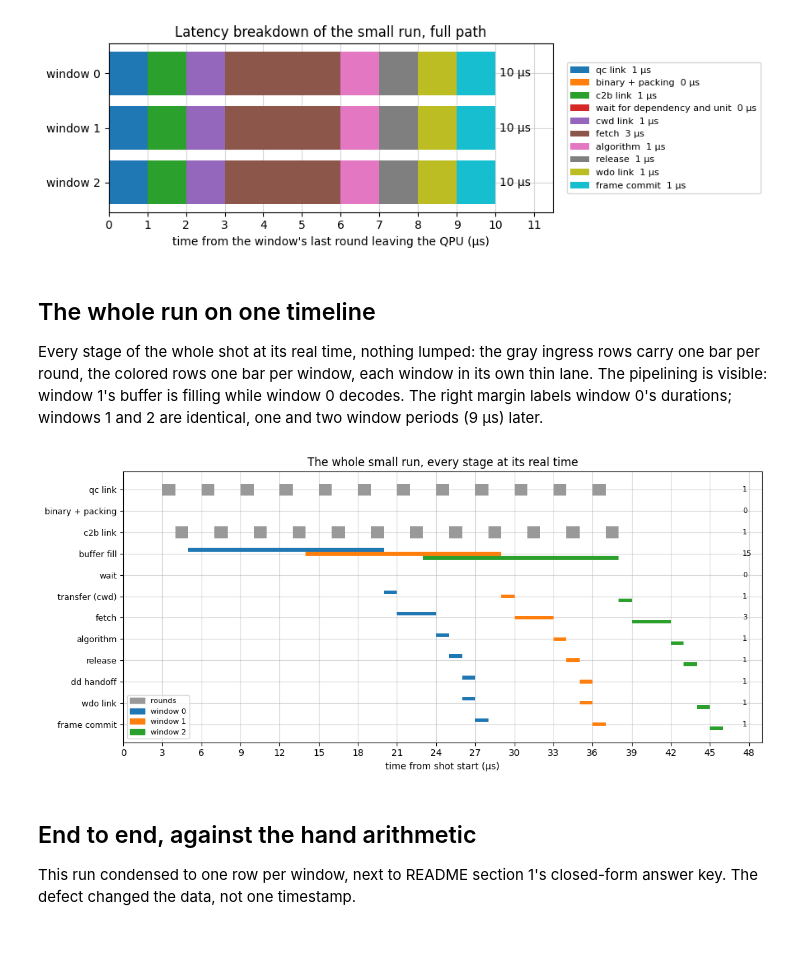
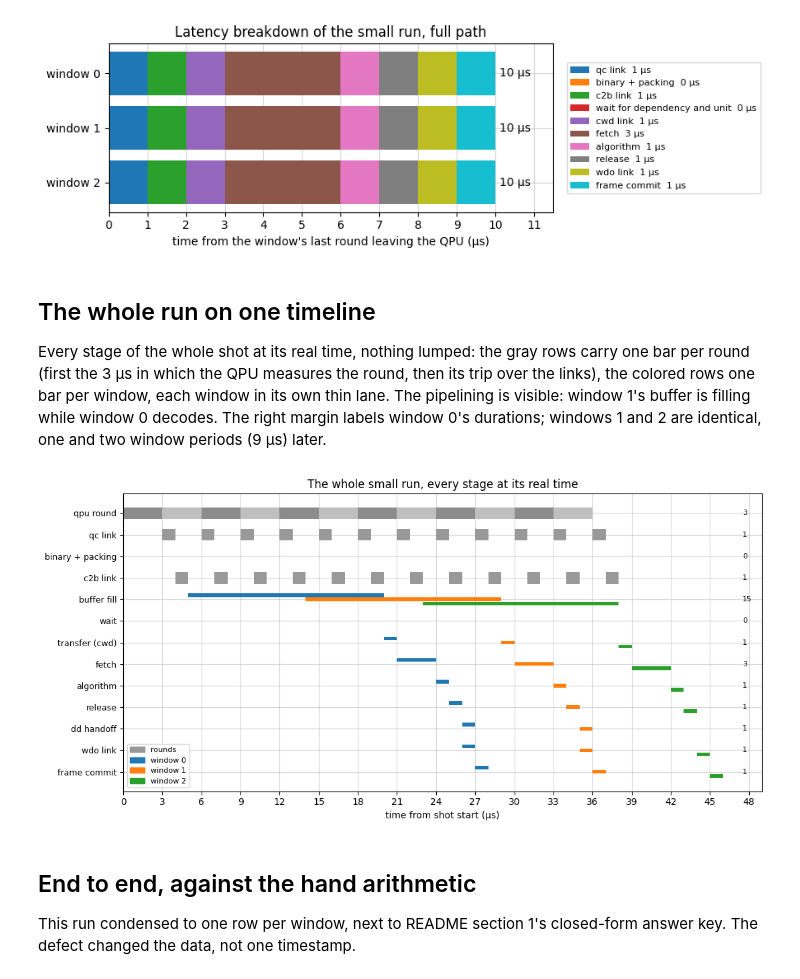
Before and after one commit to Subashkatel/decsim, a Jupyter notebook: guide/walkthrough/small_run.ipynb, the cells around one changed output. Cells and saved outputs as stored; diff of their text form; code cells hidden in the pictures; blank space fills up the shorter version.

Commit message:
guide: timeline shows the QPU measuring each round (alternating shades), syndrome generation to frame commit

```diff
--- a/guide/walkthrough/small_run.ipynb
+++ b/guide/walkthrough/small_run.ipynb
@@ -570,18 +570,19 @@ plt.show()
 ## The whole run on one timeline
 
 Every stage of the whole shot at its real time, nothing lumped: the gray
-ingress rows carry one bar per round, the colored rows one bar per window,
+rows carry one bar per round (first the 3 µs in which the QPU measures the
+round, then its trip over the links), the colored rows one bar per window,
 each window in its own thin lane. The pipelining is visible: window 1's
 buffer is filling while window 0 decodes. The right margin labels window
 0's durations; windows 1 and 2 are identical, one and two window periods
 (9 µs) later.
 # %%
-ROWS = ("qc link", "binary + packing", "c2b link", "buffer fill", "wait",
-        "transfer (cwd)", "fetch", "algorithm", "release", "dd handoff",
+ROWS = ("qpu round", "qc link", "binary + packing", "c2b link", "buffer fill",
+        "wait", "transfer (cwd)", "fetch", "algorithm", "release", "dd handoff",
         "wdo link", "frame commit")
 WINDOW_COLORS = ("tab:blue", "tab:orange", "tab:green")
 
-figure, axis = plt.subplots(figsize=(11, 5))
+figure, axis = plt.subplots(figsize=(11, 5.4))
 
 
 def bar(row, start, end, color):
@@ -589,9 +590,15 @@ def bar(row, start, end, color):
     return end - start
 
 
+round_period = int(sweep["round_period_us"][0])
 for round_index in sorted(qc):
-    bar(0, us(qc[round_index]["send_ticks"]), us(qc[round_index]["delivery_ticks"]), "0.6")
-    bar(2, us(c2b[round_index]["send_ticks"]), us(c2b[round_index]["delivery_ticks"]), "0.6")
+    sent = us(qc[round_index]["send_ticks"])
+    # the round being measured on the QPU; rounds are back to back, so
+    # alternating shades mark where one ends and the next begins
+    shade = "0.55" if round_index % 2 else "0.75"
+    bar(0, sent - round_period, sent, shade)
+    bar(1, sent, us(qc[round_index]["delivery_ticks"]), "0.6")
+    bar(3, us(c2b[round_index]["send_ticks"]), us(c2b[round_index]["delivery_ticks"]), "0.6")
 
 for window_id, window in windows.items():
     color = WINDOW_COLORS[window_id]
@@ -606,44 +613,45 @@ for window_id, window in windows.items():
     stages = {record.stage: record
               for record in decoder_engine.stage_records_for(operation.id, window_id)}
     durations = {}
+    durations["qpu round"] = round_period
     durations["qc link"] = 1
     durations["binary + packing"] = 0
     durations["c2b link"] = 1
-    durations["buffer fill"] = bar(3, us(window.t_first_round), us(window.t_data_complete), color)
-    durations["wait"] = bar(4, us(window.t_data_complete), us(window.t_dispatch), color)
-    durations["transfer (cwd)"] = bar(5, us(cwd[window_id]["send_ticks"]),
+    durations["buffer fill"] = bar(4, us(window.t_first_round), us(window.t_data_complete), color)
+    durations["wait"] = bar(5, us(window.t_data_complete), us(window.t_dispatch), color)
+    durations["transfer (cwd)"] = bar(6, us(cwd[window_id]["send_ticks"]),
                                       us(cwd[window_id]["delivery_ticks"]), color)
-    for row, stage in ((6, "fetch"), (7, "algorithm"), (8, "release")):
+    for row, stage in ((7, "fetch"), (8, "algorithm"), (9, "release")):
         durations[stage] = bar(row, us(stages[stage].start_ticks), us(stages[stage].end_ticks), color)
     if window_id in dd:
-        durations["dd handoff"] = bar(9, us(dd[window_id]["send_ticks"]),
+        durations["dd handoff"] = bar(10, us(dd[window_id]["send_ticks"]),
                                       us(dd[window_id]["delivery_ticks"]), color)
-    durations["wdo link"] = bar(10, us(wdo[window_id]["send_ticks"]),
+    durations["wdo link"] = bar(11, us(wdo[window_id]["send_ticks"]),
                                 us(wdo[window_id]["delivery_ticks"]), color)
-    durations["frame commit"] = bar(11, us(frame_records[window_id].accepted_ticks),
+    durations["frame commit"] = bar(12, us(frame_records[window_id].accepted_ticks),
                                     us(frame_records[window_id].committed_ticks), color)
     if window_id == 0:
         for row, name in enumerate(ROWS):
             if name in durations:
                 axis.text(47.5, row, str(durations[name]), va="center", fontsize=8)
 
 axis.set_yticks(range(len(ROWS)))
 axis.set_yticklabels(ROWS, fontsize=9)
 axis.invert_yaxis()
 axis.set_xticks(range(0, 49, 3))
 axis.set_xlim(0, 49)
 axis.set_xlabel("time from shot start (µs)")
 axis.set_title("The whole small run, every stage at its real time")
 handles = [plt.Rectangle((0, 0), 1, 1, color=color) for color in ("0.6",) + WINDOW_COLORS]
 axis.legend(handles, ("rounds", "window 0", "window 1", "window 2"),
             loc="lower left", fontsize=8)
 axis.grid(alpha=0.5, linewidth=0.8)
 axis.set_axisbelow(True)
 figure.tight_layout()
 figure.savefig(repo_root / "guide" / "walkthrough" / "figures" / "small_run_timeline.png", dpi=200)
 plt.show()
 # %% [output]
-[figure, old version]
+[figure, new version]
 # %% [markdown]
 ## End to end, against the hand arithmetic
 
```
Also changed, not shown: 1 other file.
